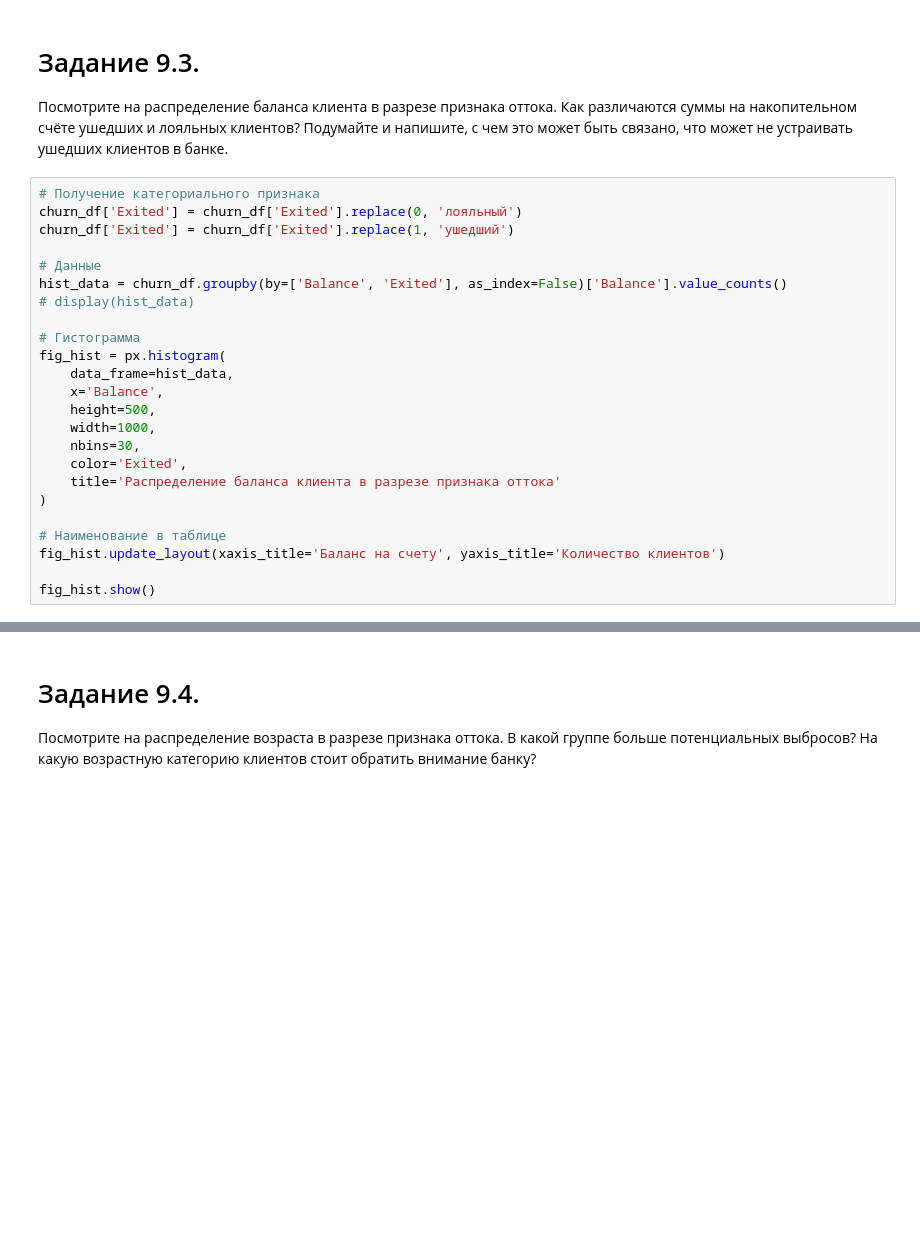
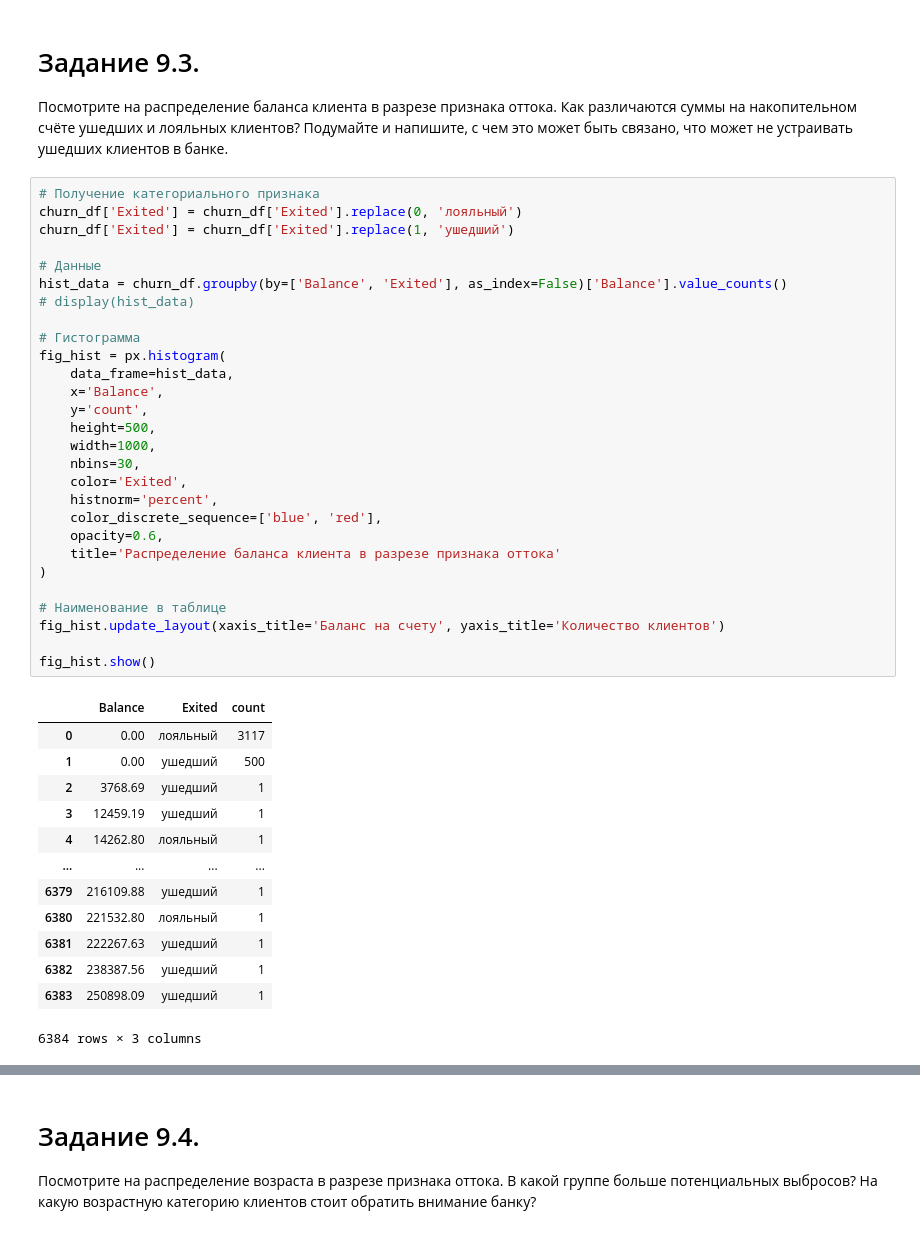
Before and after one commit to AlexanderMeshchaninov/SKILLFACTORY_PYTHON, a Jupyter notebook: Lesson-18/Практическое_задание_9.11._Модуль_13_(HW-01).ipynb, the cells around one changed output, grey strips where cells are left out. Saved outputs shown, nothing was run; the diff lists cells and outputs as text; blank space fills up the shorter version.

```diff
--- a/Lesson-18/Практическое_задание_9.11._Модуль_13_(HW-01).ipynb
+++ b/Lesson-18/Практическое_задание_9.11._Модуль_13_(HW-01).ipynb
@@ -102,27 +117,45 @@ fig_hist.show()
 # %%
 # Получение категориального признака
 churn_df['Exited'] = churn_df['Exited'].replace(0, 'лояльный')
 churn_df['Exited'] = churn_df['Exited'].replace(1, 'ушедший')
 
 # Данные
 hist_data = churn_df.groupby(by=['Balance', 'Exited'], as_index=False)['Balance'].value_counts()
 # display(hist_data)
 
 # Гистограмма
 fig_hist = px.histogram(
     data_frame=hist_data,
     x='Balance',
+    y='count',
     height=500,
     width=1000,
     nbins=30,
     color='Exited',
+    histnorm='percent',
+    color_discrete_sequence=['blue', 'red'],
+    opacity=0.6,
     title='Распределение баланса клиента в разрезе признака оттока'
 )
 
 # Наименование в таблице
 fig_hist.update_layout(xaxis_title='Баланс на счету', yaxis_title='Количество клиентов')
 
 fig_hist.show()
+# %% [output]
+|  | Balance | Exited | count |
+| 0 | 0.00 | лояльный | 3117 |
+| 1 | 0.00 | ушедший | 500 |
+| 2 | 3768.69 | ушедший | 1 |
+| 3 | 12459.19 | ушедший | 1 |
+| 4 | 14262.80 | лояльный | 1 |
+| ... | ... | ... | ... |
+| 6379 | 216109.88 | ушедший | 1 |
+| 6380 | 221532.80 | лояльный | 1 |
+| 6381 | 222267.63 | ушедший | 1 |
+| 6382 | 238387.56 | ушедший | 1 |
+| 6383 | 250898.09 | ушедший | 1 |
+6384 rows × 3 columns
 # %% [markdown]
 # Вывод:
 В данном графике есть выброс ввиде отрицательного балланса, эти данные можно не учитывать.
```
Also changed, not shown: parts of 6 cells of this notebook.
